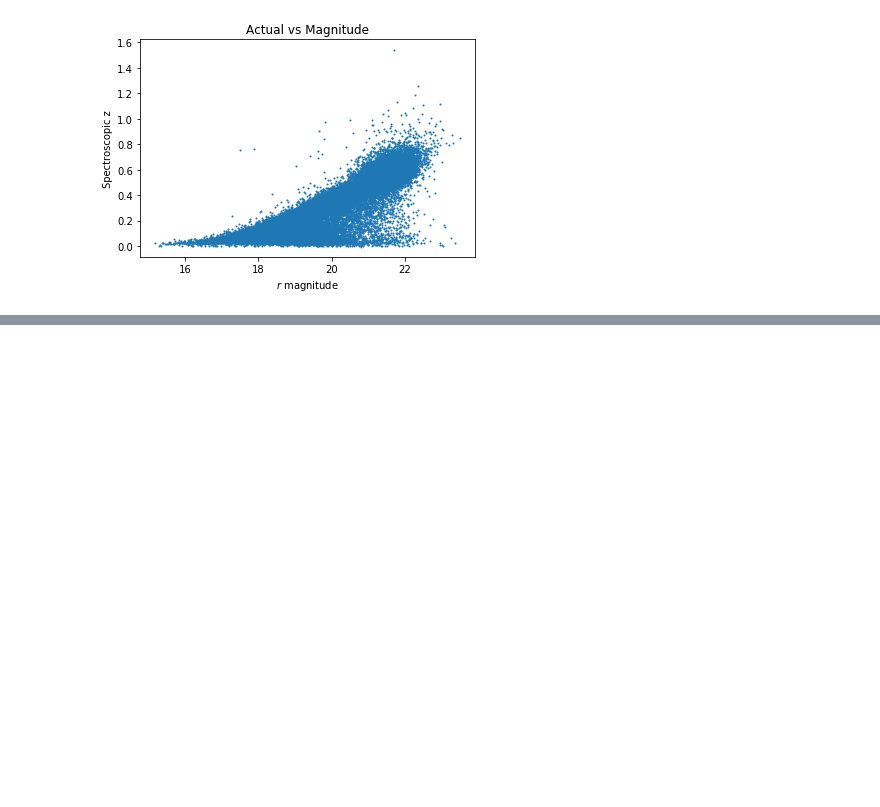
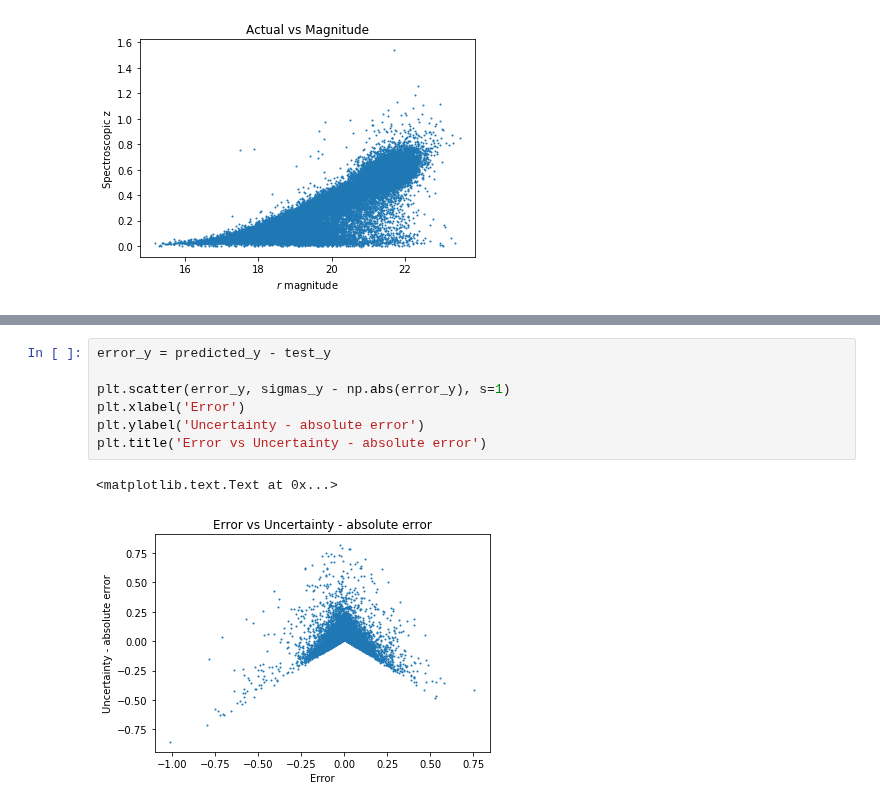
Before and after one commit to chengsoonong/mclass-sky, a Jupyter notebook: projects/jakub/Plots.ipynb, the cells around one changed output, grey strips where cells are left out. Drawn from its saved outputs; the diff is of its cells as text; blank space fills up the shorter version.

```diff
--- a/projects/jakub/Plots.ipynb
+++ b/projects/jakub/Plots.ipynb
@@ -119,0 +134,10 @@ plt.title('Actual vs Magnitude')
+# %%
+error_y = predicted_y - test_y
+
+plt.scatter(error_y, sigmas_y - np.abs(error_y), s=1)
+plt.xlabel('Error')
+plt.ylabel('Uncertainty - absolute error')
+plt.title('Error vs Uncertainty - absolute error')
+# %% [output]
+<matplotlib.text.Text at 0x...>
+[figure, added]
```
Also changed, not shown: parts of 1 cell of this notebook.
